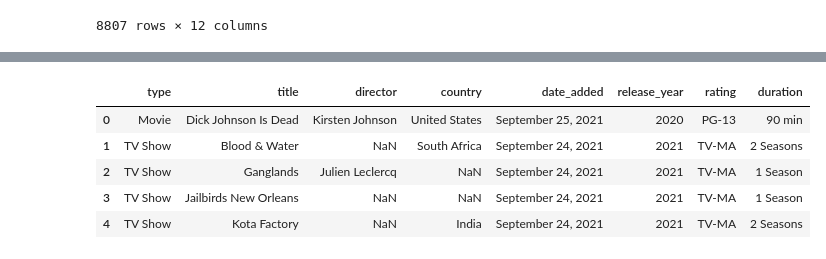
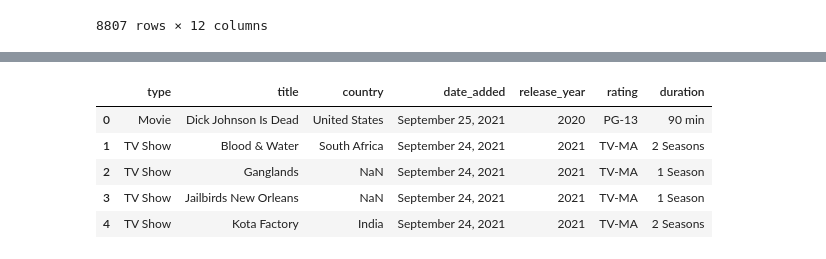
Before and after one commit to melisavacca/Netflix_Team_1, a Jupyter notebook: data_cleaning.ipynb, the cells around one changed output, grey strips where cells are left out. Drawn from its saved outputs; the diff is of its cells as text; code cells hidden in the pictures.

```diff
--- a/data_cleaning.ipynb
+++ b/data_cleaning.ipynb
@@ -8,8 +7,8 @@ import matplotlib as plt
 import plotly.express as px
 # %%
 # Read in CSV files as Pandas DataFrames.
-netflix1_df = pd.read_csv('/Users/linagarcia/Desktop/Analysis Projects/Netflix_Team_1/Resources/netflix_list.csv', low_memory=False)
-netflix2_df = pd.read_csv('/Users/linagarcia/Desktop/Analysis Projects/Netflix_Team_1/Resources/netflix_titles.csv', low_memory=False)
+netflix1_df = pd.read_csv('../Netflix_Team_1/Resources/netflix_list.csv', low_memory=False)
+netflix2_df = pd.read_csv('../Netflix_Team_1/Resources/netflix_titles.csv', low_memory=False)
 # %%
 netflix1_df
 # %% [output]
@@ -191,11 +399,11 @@ netflix2_df
 # %%
 #Drop unused Columns
-netflix2_df_dropped = netflix2_df.drop(columns=['description','cast','listed_in','show_id'])
+netflix2_df_dropped = netflix2_df.drop(columns=['director','description','cast','listed_in','show_id'])
 netflix2_df_dropped.head()
 # %% [output]
-|  | type | title | director | country | date_added | release_year | rating | duration |
-| 0 | Movie | Dick Johnson Is Dead | Kirsten Johnson | United States | September 25, 2021 | 2020 | PG-13 | 90 min |
-| 1 | TV Show | Blood & Water | NaN | South Africa | September 24, 2021 | 2021 | TV-MA | 2 Seasons |
-| 2 | TV Show | Ganglands | Julien Leclercq | NaN | September 24, 2021 | 2021 | TV-MA | 1 Season |
-| 3 | TV Show | Jailbirds New Orleans | NaN | NaN | September 24, 2021 | 2021 | TV-MA | 1 Season |
-| 4 | TV Show | Kota Factory | NaN | India | September 24, 2021 | 2021 | TV-MA | 2 Seasons |
+|  | type | title | country | date_added | release_year | rating | duration |
+| 0 | Movie | Dick Johnson Is Dead | United States | September 25, 2021 | 2020 | PG-13 | 90 min |
+| 1 | TV Show | Blood & Water | South Africa | September 24, 2021 | 2021 | TV-MA | 2 Seasons |
+| 2 | TV Show | Ganglands | NaN | September 24, 2021 | 2021 | TV-MA | 1 Season |
+| 3 | TV Show | Jailbirds New Orleans | NaN | September 24, 2021 | 2021 | TV-MA | 1 Season |
+| 4 | TV Show | Kota Factory | India | September 24, 2021 | 2021 | TV-MA | 2 Seasons |
```
Also changed, not shown: parts of 58 cells of this notebook, 2 other files.
